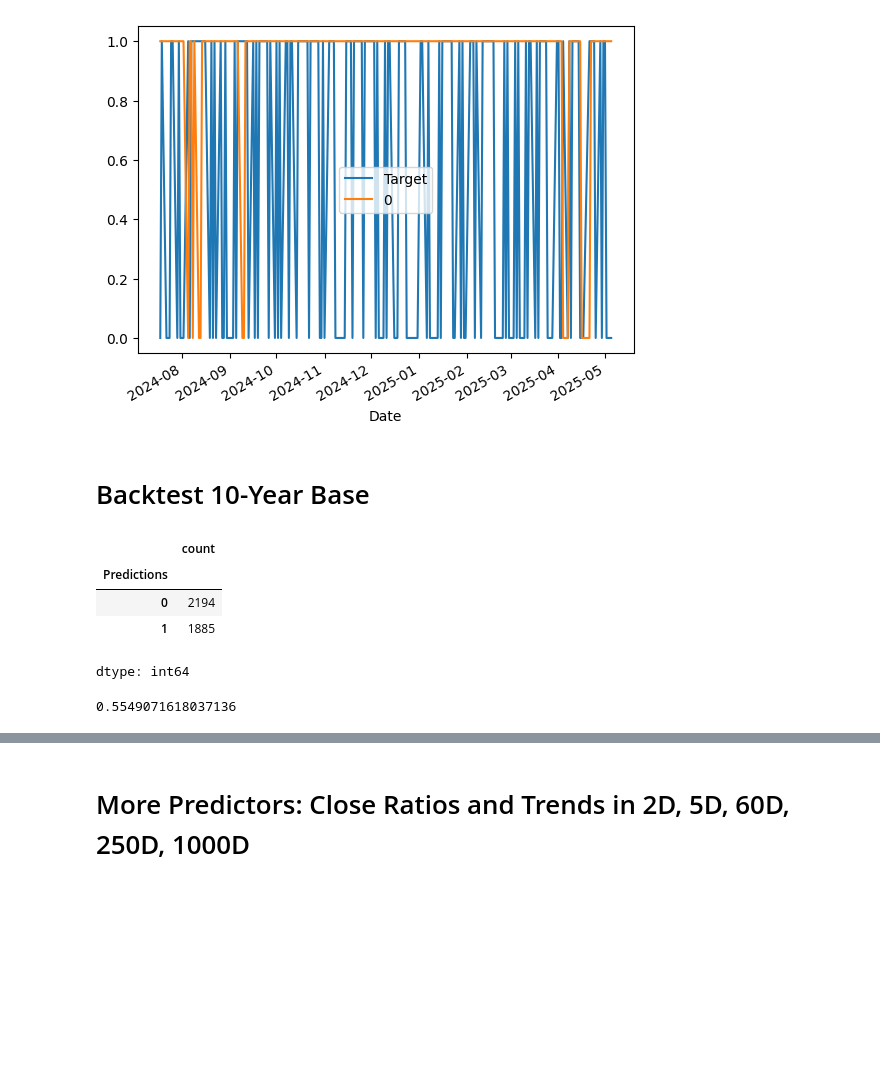
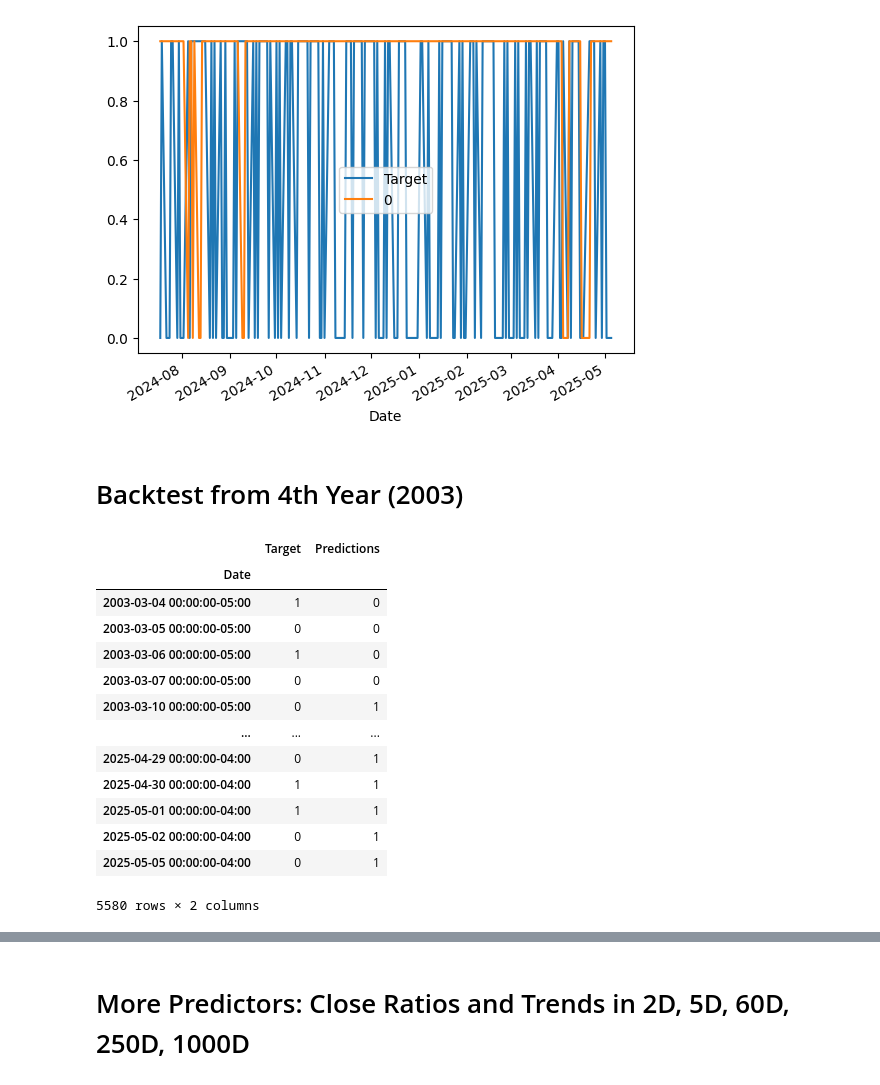
Before and after one commit to fengfrankgthb/BUS-41204, a Jupyter notebook: QQQ/QQQ_Model_Trial.ipynb, the cells around one changed output, grey strips where cells are left out. Cells and saved outputs as stored; diff of their text form; code cells hidden in the pictures; blank space fills up the shorter version.

```diff
--- a/QQQ/QQQ_Model_Trial.ipynb
+++ b/QQQ/QQQ_Model_Trial.ipynb
@@ -340,5 +340,5 @@ combined.plot()
 <Axes: xlabel='Date'>
 [figure]
 # %% [markdown]
-# Backtest 10-Year Base
+# Backtest from 4th Year (2003)
 # %%
@@ -349,7 +355,14 @@ def predict(train, test, predictors, model):
     combined = pd.concat([test["Target"], preds], axis=1)
     return combined
 # %%
-def backtest(data, model, predictors, start=2500, step=250):
+# Define function "backtest" with 5 arguments: data, model, predictors, start, and step.
+# Create empty list "all_predictions"
+# Then, loop through the data starting from 1000th day (2003), with step of 250 days (1 year)
+# In each step, use all data upto i-th (excluding) as train data, and data from i-th to +250 as test data
+# Use above "predict" function to predict on "test" 250-data based on the "train" upto i-th data
+# Append prediction results in step to the "all_prediction" list
+# After all steps, use pandas to function "concat()" into a DataFrame
+def backtest(data, model, predictors, start=1000, step=250):
     all_predictions = []
 
     for i in range (start, data.shape[0], step):
@@ -363,12 +377,17 @@ predictions = backtest(QQQ, model, predictors)
 # %%
-predictions["Predictions"].value_counts()
+predictions
 # %% [output]
-|  | count |
-| Predictions |  |
-| 0 | 2194 |
-| 1 | 1885 |
+|  | Target | Predictions |
+| Date |  |  |
+| 2003-03-04 00:00:00-05:00 | 1 | 0 |
+| 2003-03-05 00:00:00-05:00 | 0 | 0 |
+| 2003-03-06 00:00:00-05:00 | 1 | 0 |
+| 2003-03-07 00:00:00-05:00 | 0 | 0 |
+| 2003-03-10 00:00:00-05:00 | 0 | 1 |
+| ... | ... | ... |
+| 2025-04-29 00:00:00-04:00 | 0 | 1 |
+| 2025-04-30 00:00:00-04:00 | 1 | 1 |
+| 2025-05-01 00:00:00-04:00 | 1 | 1 |
+| 2025-05-02 00:00:00-04:00 | 0 | 1 |
+| 2025-05-05 00:00:00-04:00 | 0 | 1 |
-dtype: int64
+5580 rows × 2 columns
-# %%
-precision_score(predictions["Target"], predictions["Predictions"])
-# %% [output]
-0.5549071618037136
```
Also changed, not shown: parts of 20 cells of this notebook.
